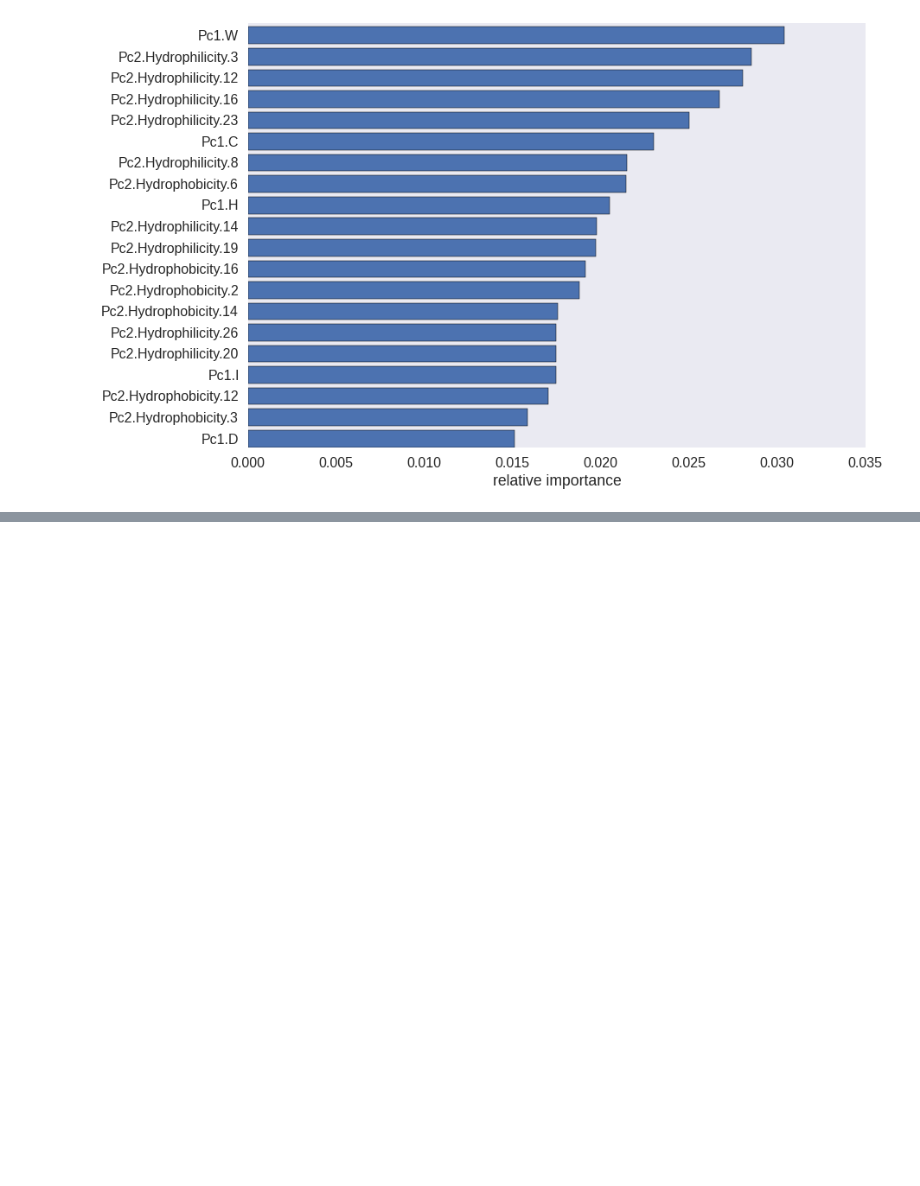
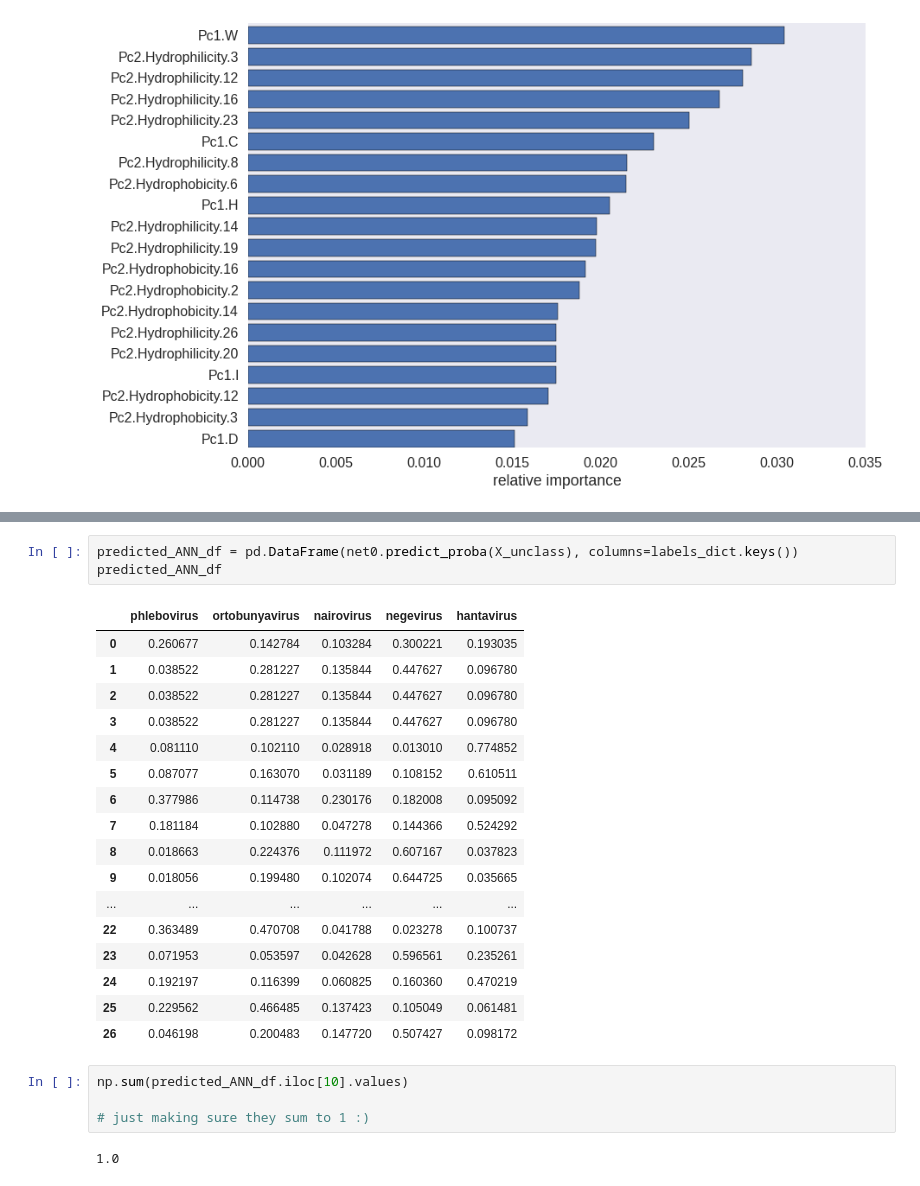
Before and after one commit to aflyax/virus_scikit, a Jupyter notebook: virus.ipynb, the cells around one changed output, grey strips where cells are left out. Saved outputs shown, nothing was run; the diff lists cells and outputs as text; blank space fills up the shorter version.

```diff
--- a/virus.ipynb
+++ b/virus.ipynb
@@ -281,0 +553,27 @@ plot_feats(cols, gbc_1.feature_importances_, 20) # pass .feature_importances_ fr
+# %%
+predicted_ANN_df = pd.DataFrame(net0.predict_proba(X_unclass), columns=labels_dict.keys())
+predicted_ANN_df
+# %% [output]
+|  | phlebovirus | ortobunyavirus | nairovirus | negevirus | hantavirus |
+| 0 | 0.260677 | 0.142784 | 0.103284 | 0.300221 | 0.193035 |
+| 1 | 0.038522 | 0.281227 | 0.135844 | 0.447627 | 0.096780 |
+| 2 | 0.038522 | 0.281227 | 0.135844 | 0.447627 | 0.096780 |
+| 3 | 0.038522 | 0.281227 | 0.135844 | 0.447627 | 0.096780 |
+| 4 | 0.081110 | 0.102110 | 0.028918 | 0.013010 | 0.774852 |
+| 5 | 0.087077 | 0.163070 | 0.031189 | 0.108152 | 0.610511 |
+| 6 | 0.377986 | 0.114738 | 0.230176 | 0.182008 | 0.095092 |
+| 7 | 0.181184 | 0.102880 | 0.047278 | 0.144366 | 0.524292 |
+| 8 | 0.018663 | 0.224376 | 0.111972 | 0.607167 | 0.037823 |
+| 9 | 0.018056 | 0.199480 | 0.102074 | 0.644725 | 0.035665 |
+| ... | ... | ... | ... | ... | ... |
+| 22 | 0.363489 | 0.470708 | 0.041788 | 0.023278 | 0.100737 |
+| 23 | 0.071953 | 0.053597 | 0.042628 | 0.596561 | 0.235261 |
+| 24 | 0.192197 | 0.116399 | 0.060825 | 0.160360 | 0.470219 |
+| 25 | 0.229562 | 0.466485 | 0.137423 | 0.105049 | 0.061481 |
+| 26 | 0.046198 | 0.200483 | 0.147720 | 0.507427 | 0.098172 |
+# %%
+np.sum(predicted_ANN_df.iloc[10].values)
+
+# just making sure they sum to 1 :)
+# %% [output]
+1.0
```
Also changed, not shown: parts of 19 cells of this notebook.
